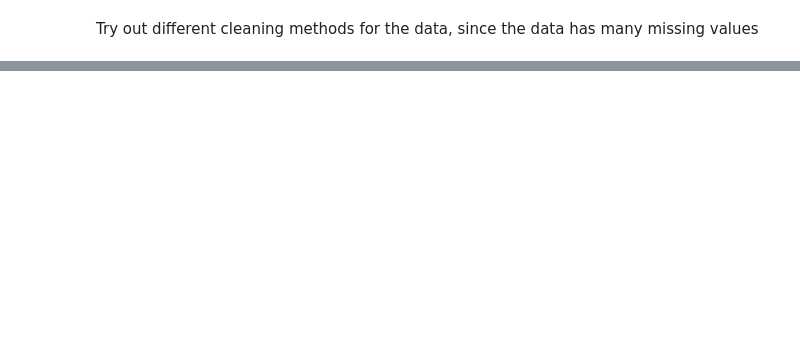
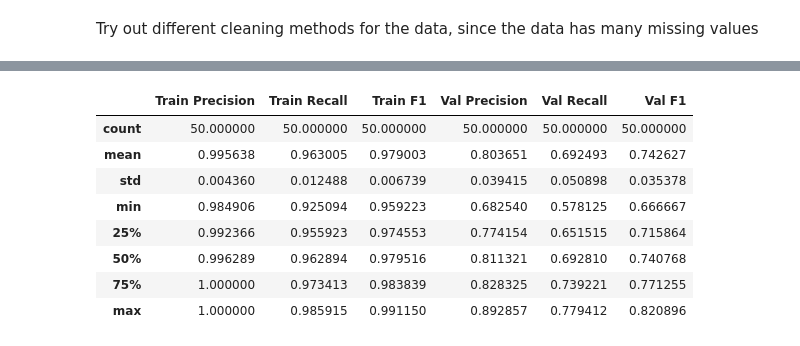
Before and after one commit to drublackberry/fantastic_demos, a Jupyter notebook: Titanic/Titanic.ipynb, the cells around one changed output, grey strips where cells are left out. Drawn from its saved outputs; the diff is of its cells as text; code cells hidden in the pictures; blank space fills up the shorter version.

```diff
--- a/Titanic/Titanic.ipynb
+++ b/Titanic/Titanic.ipynb
@@ -383,0 +350,28 @@ Here a number of draws will be done on the validation set to come up with a leve
+# %%
+from sklearn.ensemble import RandomForestClassifier
+
+def trainPredictAndAnalyzeRandomForest (aDf, *args):
+    if len(args)>0:
+        myNfeat = args[0]
+    else:
+        myNfeat = 'auto'
+    # Build a decision tree classifier
+    myXtrain, myYtrain, myXval, myYval = splitDataset (aDf, train_size)
+    myClf = RandomForestClassifier(max_features=myNfeat)
+    myClf = myClf.fit(myXtrain, myYtrain)
+    aTrainPrecision, aTrainRecall, aTrainF1 = assessPerformance(myXtrain, myYtrain, myClf)
+    aValPrecision, aValRecall, aValF1 = assessPerformance(myXval, myYval, myClf)
+    return aTrainPrecision, aTrainRecall, aTrainF1, aValPrecision, aValRecall, aValF1
+trainPredictAndAnalyzeRandomForest(myInDf[myCompleteFeatures])
+
+runMonteCarlo(myInDf[myCompleteFeatures], trainPredictAndAnalyzeRandomForest).describe()
+# %% [output]
+|  | Train Precision | Train Recall | Train F1 | Val Precision | Val Recall | Val F1 |
+| count | 50.000000 | 50.000000 | 50.000000 | 50.000000 | 50.000000 | 50.000000 |
+| mean | 0.995638 | 0.963005 | 0.979003 | 0.803651 | 0.692493 | 0.742627 |
+| std | 0.004360 | 0.012488 | 0.006739 | 0.039415 | 0.050898 | 0.035378 |
+| min | 0.984906 | 0.925094 | 0.959223 | 0.682540 | 0.578125 | 0.666667 |
+| 25% | 0.992366 | 0.955923 | 0.974553 | 0.774154 | 0.651515 | 0.715864 |
+| 50% | 0.996289 | 0.962894 | 0.979516 | 0.811321 | 0.692810 | 0.740768 |
+| 75% | 1.000000 | 0.973413 | 0.983839 | 0.828325 | 0.739221 | 0.771255 |
+| max | 1.000000 | 0.985915 | 0.991150 | 0.892857 | 0.779412 | 0.820896 |
```
Also changed, not shown: parts of 21 cells of this notebook.
